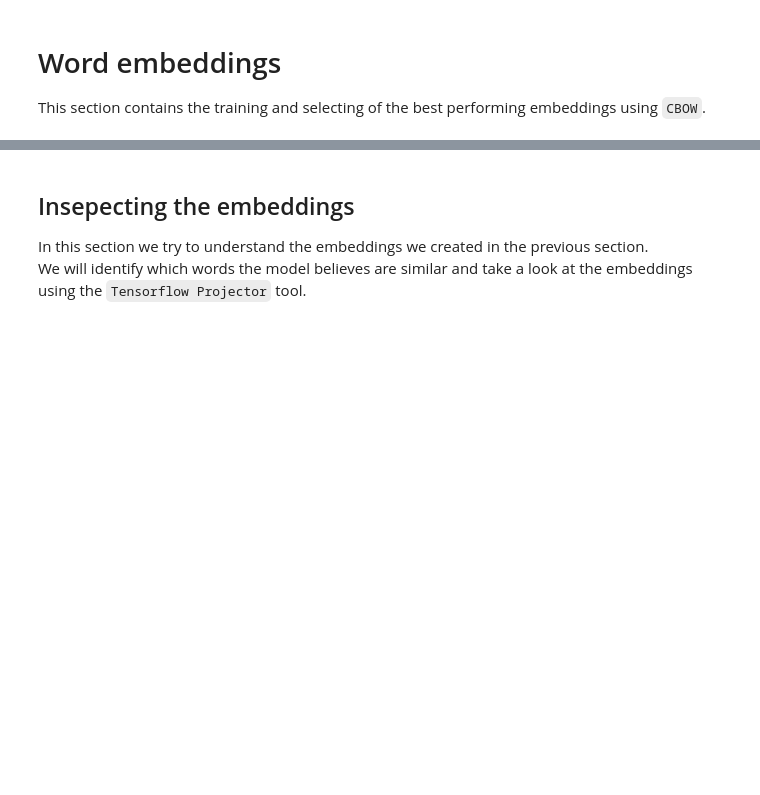
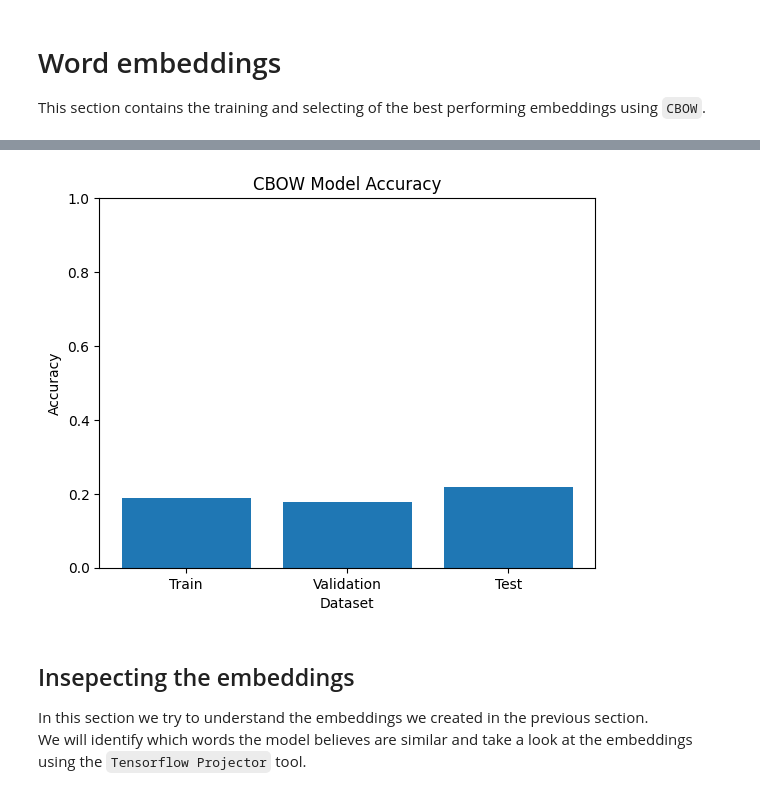
Before and after one commit to MatsM16/uib.inf265.project3, a Jupyter notebook: notebook.ipynb, the cells around one changed output, grey strips where cells are left out. Saved outputs shown, nothing was run; the diff lists cells and outputs as text; code cells hidden in the pictures; blank space fills up the shorter version.

```diff
--- a/notebook.ipynb
+++ b/notebook.ipynb
@@ -416,7 +416,7 @@ This section contains the training and selecting of the best performing embeddin
 # %%
 EMBEDDINGS_DIM = 32
 EMBEDDINGS_CONTEXT_SIZE = 5
-EMBEDDINGS_BATCH_SIZE = 128
+EMBEDDINGS_BATCH_SIZE = 8192
 EMBEDDINGS_EPOCHS = 100
 
 class CBOW(nn.Module):
@@ -493,29 +493,33 @@ def cbow_create_embeddings() -> torch.Tensor:
         torch.optim.SGD(m3.parameters(), lr=0.001)
     )
 
-    m4 = CBOW()
-    cbow_train(
-        training_data, m4,
-        nn.CrossEntropyLoss(),
-        torch.optim.Adam(m4.parameters(), lr=0.02)
-    )
-
-    m5 = CBOW()
-    cbow_train(
-        training_data, m5,
-        nn.CrossEntropyLoss(),
-        torch.optim.Adam(m5.parameters(), lr=0.002)
-    )
-
     validation_data = cbow_create_dataset(words_val, 'val')
-    best_model, best_model_accuracy = model_pick_best(
-        [m1, m2, m3, m4, m5],
+    best_model, validation_accuracy = model_pick_best(
+        [m1, m2, m3],
         dataset = validation_data,
         performance_measure=cbow_performance,
         figure_tag='cbow'
     )
 
-    return best_model.embeddings.weight.detach().to(device)
+    test_data = cbow_create_dataset(words_test, 'test')
+    test_accuracy = cbow_performance(best_model, test_data, 'Test')
+    train_accuracy = cbow_performance(best_model, training_data, 'Train')
+
+    plt.clf()
+    plt.bar(['Train', 'Validation', 'Test'], [train_accuracy, validation_accuracy, test_accuracy])
+    plt.title('CBOW Model Accuracy')
+    plt.xlabel('Dataset')
+    plt.ylabel('Accuracy')
+    plt.ylim(0.0, 1.0)
+    plt.savefig(DOCS_DIR + 'accuracy_cbow_best.png')
+    plt.show()
+
+    embeddings = best_model.embeddings.weight.detach().to(device)
+
+    torch.save(embeddings, DATA_DIR + 'embeddings.pt')
+
+    return embeddings
 # %%
-# embeddings = cbow_create_embeddings()
-embeddings = torch.load(DATA_DIR + 'embeddings.pt').to(device)
+embeddings = cbow_create_embeddings()
+# embeddings = torch.load(DATA_DIR + 'embeddings.pt').to(device)
+# %% [output]
@@ -522,3 +543,4 @@ embeddings = torch.load(DATA_DIR + 'embeddings.pt').to(device)
+[figure, added]
 # %% [markdown]
 ## Insepecting the embeddings
 In this section we try to understand the embeddings we created in the previous section.
```
Also changed, not shown: parts of 6 cells of this notebook.
